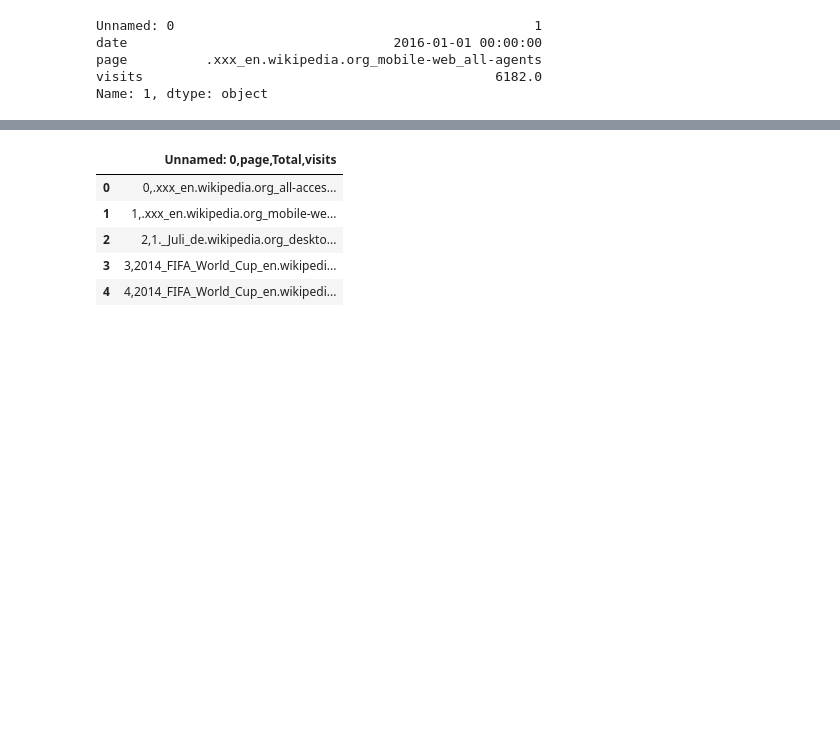
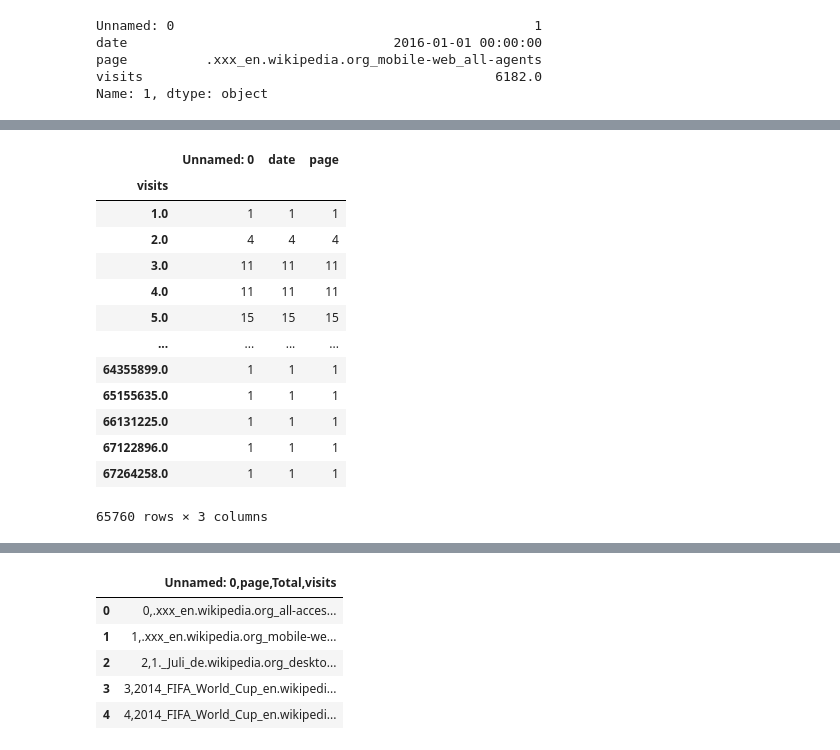
Before and after one commit to Marriane791/Day3and4_DSC, a Jupyter notebook: pandas.ipynb, the cells around one changed output, grey strips where cells are left out. Drawn from its saved outputs; the diff is of its cells as text; code cells hidden in the pictures; blank space fills up the shorter version.

```diff
--- a/pandas.ipynb
+++ b/pandas.ipynb
@@ -156,3 +138,21 @@ df.head()
+# %%
+# Group by
+data.groupby(['visits']).count()
+# %% [output]
+|  | Unnamed: 0 | date | page |
+| visits |  |  |  |
+| 1.0 | 1 | 1 | 1 |
+| 2.0 | 4 | 4 | 4 |
+| 3.0 | 11 | 11 | 11 |
+| 4.0 | 11 | 11 | 11 |
+| 5.0 | 15 | 15 | 15 |
+| ... | ... | ... | ... |
+| 64355899.0 | 1 | 1 | 1 |
+| 65155635.0 | 1 | 1 | 1 |
+| 66131225.0 | 1 | 1 | 1 |
+| 67122896.0 | 1 | 1 | 1 |
+| 67264258.0 | 1 | 1 | 1 |
+65760 rows × 3 columns
 # %%
 # Listing all columns
 cols = list(df.columns.values)
```
Also changed, not shown: parts of 24 cells of this notebook, 2 other files.
